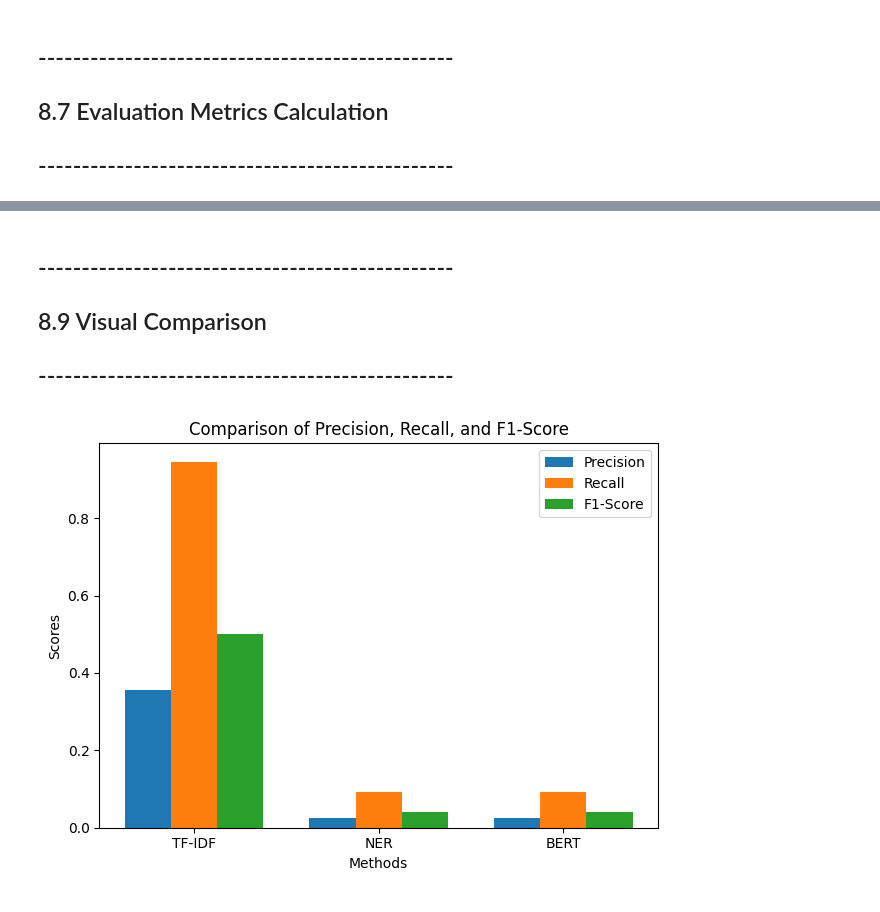
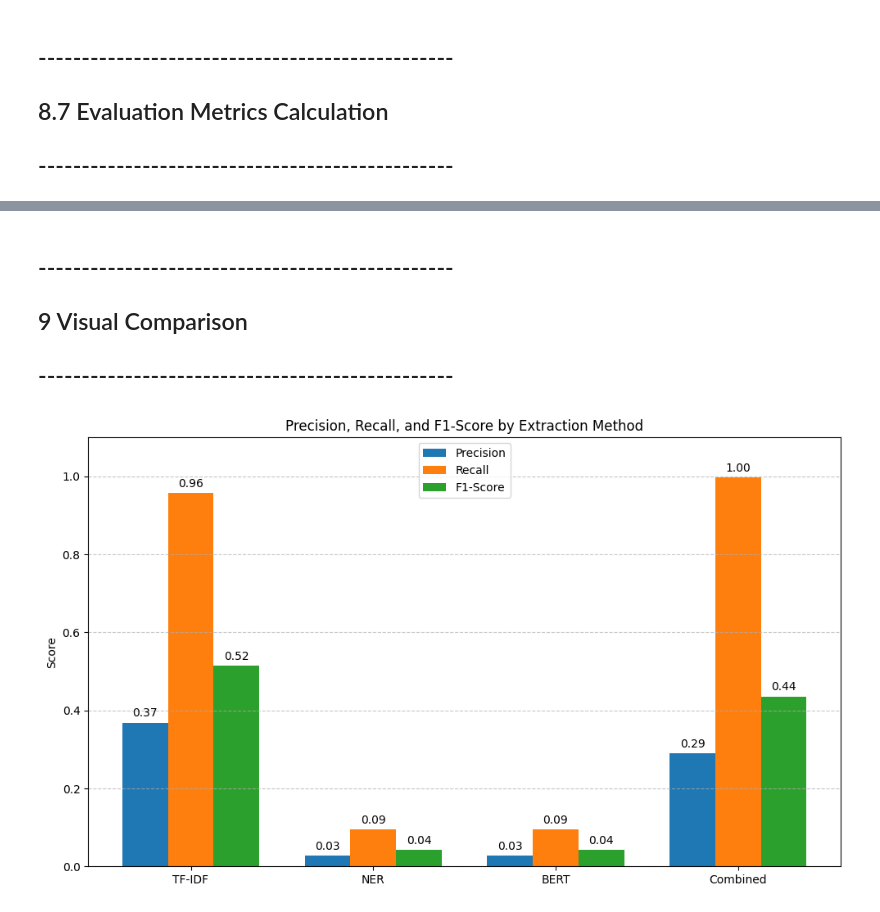
Before and after one commit to chimpasoft/NLPAutomatedSearch, a Jupyter notebook: Project.ipynb, the cells around one changed output, grey strips where cells are left out. Saved outputs shown, nothing was run; the diff lists cells and outputs as text; code cells hidden in the pictures.

```diff
--- a/Project.ipynb
+++ b/Project.ipynb
@@ -450,0 +516,19 @@ def calculate_metrics(predicted, ground_truth):
+# %%
+# Convert Series to lists to ensure proper indexing
+ner_keywords = ner_keywords.tolist()
+bert_keywords = bert_keywords.tolist()
+
+# Combine all keyword outputs
+combined_keywords = []
+for idx in range(len(tfidf_keywords)):
+    combined = set(tfidf_keywords[idx]) | set(ner_keywords[idx]) | set(bert_keywords[idx])
+    combined_keywords.append(list(combined))
+
+# Tokenize multi-word phrases to align with ground truth
+combined_keywords_tokenized = flatten_and_tokenize(combined_keywords)
+
+# Evaluate
+combined_precision, combined_recall, combined_f1 = calculate_metrics(combined_keywords_tokenized, ground_truth)
+
+print("\n✅ Combined Evaluation:")
+print(f"Precision: {combined_precision:.2f}, Recall: {combined_recall:.2f}, F1-Score: {combined_f1:.2f}")
@@ -478,33 +565,44 @@ BERT-Based Evaluation:
 Precision: 0.03, Recall: 0.09, F1-Score: 0.04
 # %% [markdown]
 ## ------------------------------------------------
-## 8.9 Visual Comparison
+## 9 Visual Comparison
 ## ------------------------------------------------
 # %%
-# Results for visualization
-methods = ['TF-IDF', 'NER', 'BERT']
-precision = [tfidf_precision, ner_precision, bert_precision]
-recall = [tfidf_recall, ner_recall, bert_recall]
-f1_results = [tfidf_f1, ner_f1, bert_f1]  # Renamed from f1_score
+# Updated Evaluation Chart with Combined Approach
 
-# Plotting
-fig, ax = plt.subplots()
-bar_width = 0.25
-index = np.arange(len(methods))
+methods = ['TF-IDF', 'NER', 'BERT', 'Combined']
+precision_scores = [tfidf_precision, ner_precision, bert_precision, combined_precision]
+recall_scores = [tfidf_recall, ner_recall, bert_recall, combined_recall]
+f1_scores = [tfidf_f1, ner_f1, bert_f1, combined_f1]
 
-# Bars for each metric
-plt.bar(index, precision, bar_width, label='Precision')
-plt.bar(index + bar_width, recall, bar_width, label='Recall')
-plt.bar(index + 2 * bar_width, f1_results, bar_width, label='F1-Score')  # Use renamed variable
+x = np.arange(len(methods))  # label locations
+width = 0.25  # width of the bars
 
-# Formatting
-plt.xlabel('Methods')
-plt.ylabel('Scores')
-plt.title('Comparison of Precision, Recall, and F1-Score')
-plt.xticks(index + bar_width, methods)
-plt.legend()
+fig, ax = plt.subplots(figsize=(10, 6))
+bars1 = ax.bar(x - width, precision_scores, width, label='Precision')
+bars2 = ax.bar(x, recall_scores, width, label='Recall')
+bars3 = ax.bar(x + width, f1_scores, width, label='F1-Score')
 
+# Add labels and title
+ax.set_ylabel('Score')
+ax.set_title('Precision, Recall, and F1-Score by Extraction Method')
+ax.set_xticks(x)
+ax.set_xticklabels(methods)
+ax.set_ylim([0, 1.1])
+ax.legend()
+
+# Add value labels on top of bars
+for bars in [bars1, bars2, bars3]:
+    for bar in bars:
+        height = bar.get_height()
+        ax.annotate(f'{height:.2f}',
+                    xy=(bar.get_x() + bar.get_width() / 2, height),
+                    xytext=(0, 3),  # offset
+                    textcoords="offset points",
+                    ha='center', va='bottom')
+
+plt.grid(axis='y', linestyle='--', alpha=0.7)
 plt.tight_layout()
 plt.show()
 # %% [output]
-[figure, old version]
+[figure, new version]
```
Also changed, not shown: parts of 19 cells of this notebook.
